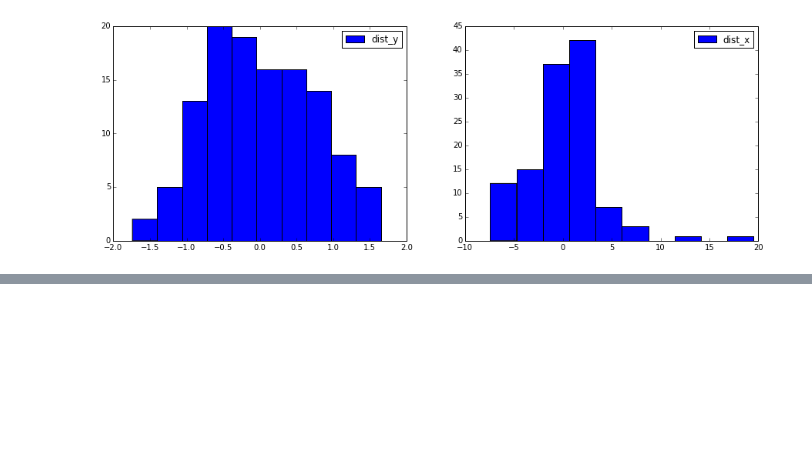
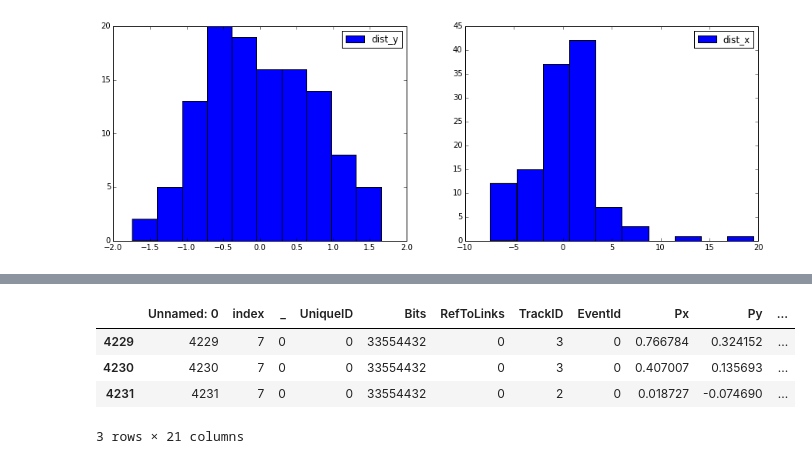
Before and after one commit to yandexdataschool/ship_tracks_recognition, a Jupyter notebook: base.ipynb, the cells around one changed output, grey strips where cells are left out. Saved outputs shown, nothing was run; the diff lists cells and outputs as text; code cells hidden in the pictures; blank space fills up the shorter version.

```diff
--- a/base.ipynb
+++ b/base.ipynb
@@ -1420,0 +1448,8 @@ plt.show()
+# %%
+all_velo_points[all_velo_points.event==7]
+# %% [output]
+|  | Unnamed: 0 | index | _ | UniqueID | Bits | RefToLinks | TrackID | EventId | Px | Py | ... |
+| 4229 | 4229 | 7 | 0 | 0 | 33554432 | 0 | 3 | 0 | 0.766784 | 0.324152 | ... |
+| 4230 | 4230 | 7 | 0 | 0 | 33554432 | 0 | 3 | 0 | 0.407007 | 0.135693 | ... |
+| 4231 | 4231 | 7 | 0 | 0 | 33554432 | 0 | 2 | 0 | 0.018727 | -0.074690 | ... |
+3 rows × 21 columns
```
Also changed, not shown: parts of 8 cells of this notebook.
